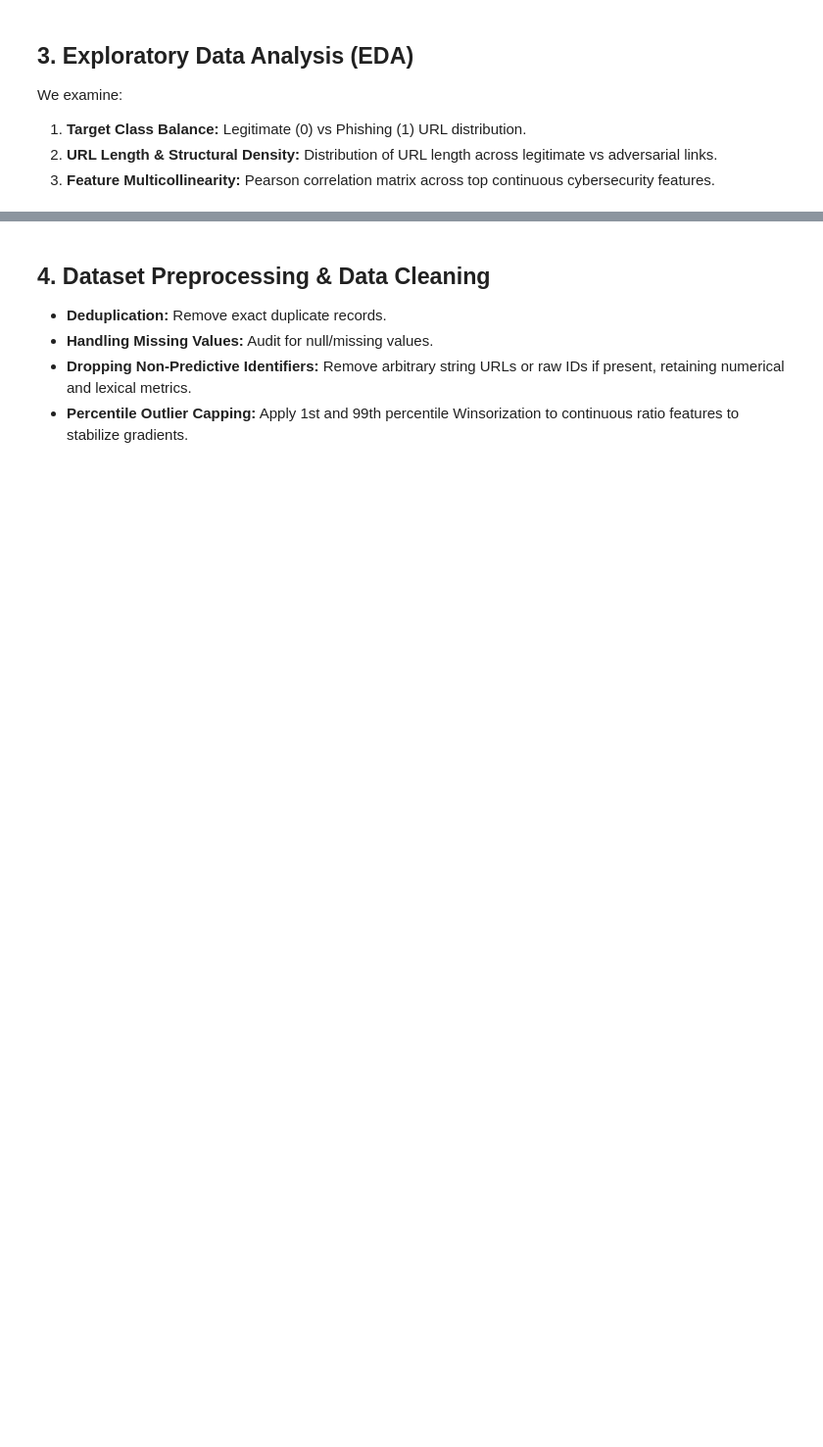
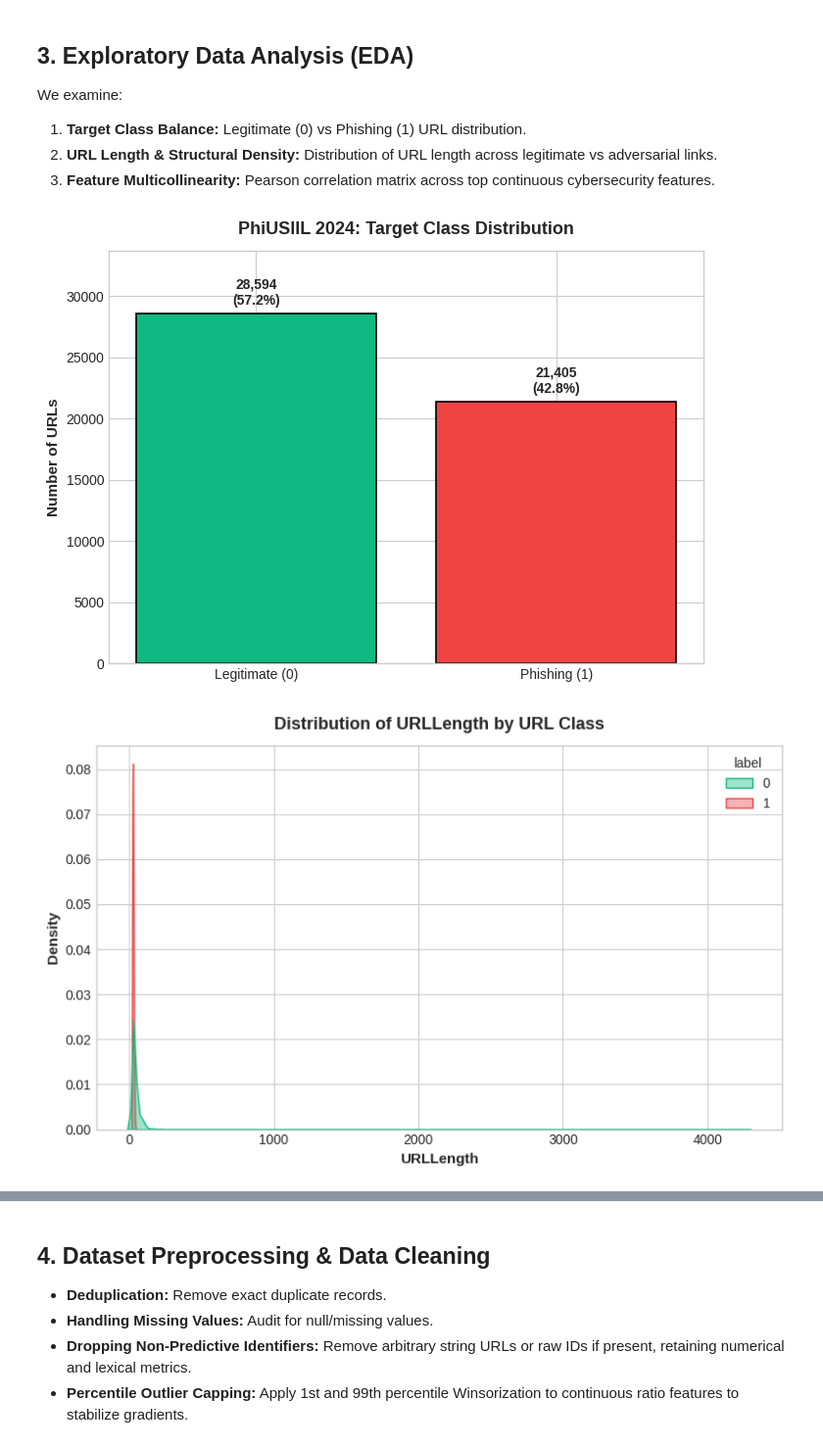
Before and after one commit to imransihab0/ml_i_ds422, a Jupyter notebook: 232-35-733_E1.ipynb, the cells around one changed output, grey strips where cells are left out. Shown at 98% size. Saved outputs shown, nothing was run; the diff lists cells and outputs as text; code cells hidden in the pictures; blank space fills up the shorter version.

```diff
--- a/232-35-733_E1.ipynb
+++ b/232-35-733_E1.ipynb
@@ -102,34 +114,36 @@ ax.set_title("PhiUSIIL 2024: Target Class Distribution", fontsize=13, fontweight
 ax.set_ylabel("Number of URLs", fontsize=11, fontweight="bold")
 for bar in bars:
     yval = bar.get_height()
-    ax.text(bar.get_x() + bar.get_width()/2.0, yval + 500, f"{yval:,}
-({yval/len(df)*100:.1f}%)", ha="center", va="bottom", fontweight="bold", fontsize=10)
+    ax.text(bar.get_x() + bar.get_width()/2.0, yval + 500, f"{yval:,}\n({yval/len(df)*100:.1f}%)", ha="center", va="bottom", fontweight="bold", fontsize=10)
 ax.set_ylim(0, max(counts.values) * 1.18)
 plt.tight_layout()
 plt.savefig("plots/01_target_distribution.png", dpi=300)
 plt.show()
 
 # 3.2 URL Length Distribution across Classes
 length_col = [c for c in df.columns if "length" in c.lower() or "urllength" in c.lower()]
 chosen_len_col = length_col[0] if length_col else df.select_dtypes(include=[np.number]).columns[0]
 
 fig, ax = plt.subplots(figsize=(8, 5))
 sns.kdeplot(data=df, x=chosen_len_col, hue="label", common_norm=False, fill=True, palette=["#10B981", "#EF4444"], alpha=0.4, ax=ax)
 ax.set_title(f"Distribution of {chosen_len_col} by URL Class", fontsize=13, fontweight="bold", pad=12)
 ax.set_xlabel(chosen_len_col, fontsize=11, fontweight="bold")
 ax.set_ylabel("Density", fontsize=11, fontweight="bold")
 plt.tight_layout()
 plt.savefig("plots/02_url_length_distribution.png", dpi=300)
 plt.show()
 
 # 3.3 Correlation Heatmap of Numeric Cybersecurity Features
 num_cols = df.select_dtypes(include=[np.number]).columns.drop("label", errors="ignore")
 top_corr_cols = num_cols[:12]
 corr_matrix = df[top_corr_cols].corr()
 
 fig, ax = plt.subplots(figsize=(10, 8))
 sns.heatmap(corr_matrix, annot=True, fmt=".2f", cmap="coolwarm", cbar=True, ax=ax, linewidths=0.5, annot_kws={"size": 8})
 ax.set_title("Feature Correlation Matrix (PhiUSIIL 2024 Cybersecurity Indicators)", fontsize=13, fontweight="bold", pad=14)
 plt.tight_layout()
 plt.savefig("plots/03_correlation_heatmap.png", dpi=300)
 plt.show()
+# %% [output]
+[figure, added]
+[figure, added]
```
Also changed, not shown: parts of 8 cells of this notebook, 13 other files.
